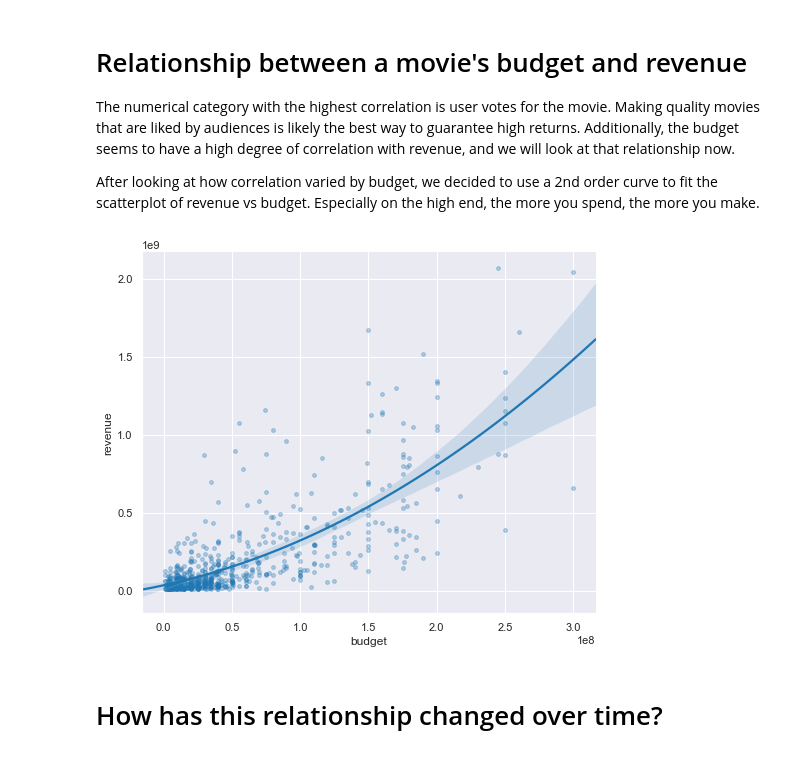
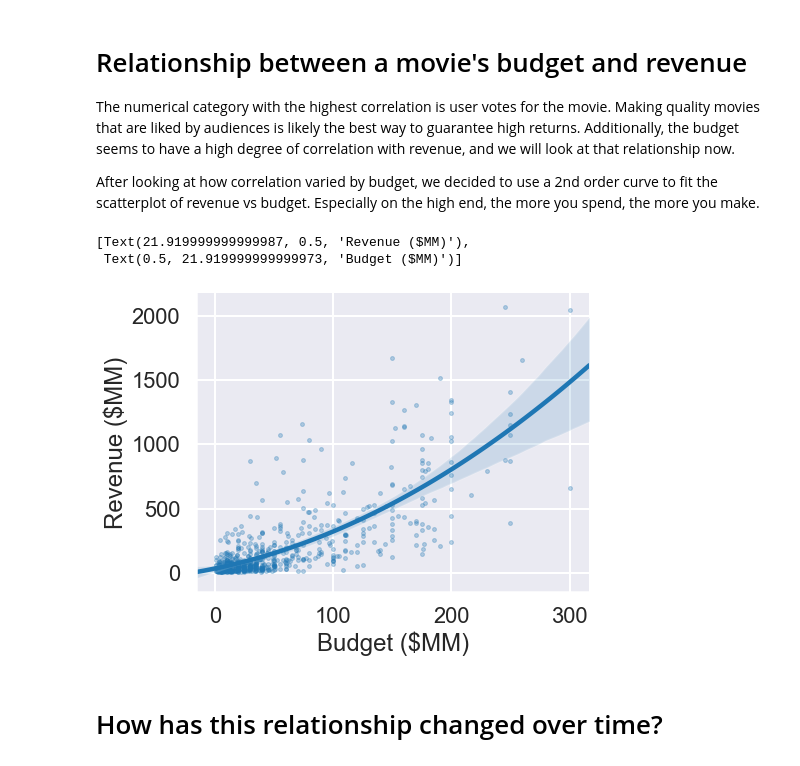
Before and after one commit to sciencelee/dsc-mod-1-project-v2-1-online-ds-sp-000, a Jupyter notebook: student.ipynb, the cells around one changed output. Saved outputs shown, nothing was run; the diff lists cells and outputs as text; code cells hidden in the pictures.

Commit message:
horror graphs

```diff
--- a/student.ipynb
+++ b/student.ipynb
@@ -471,19 +472,28 @@ After looking at how correlation varied by budget, we decided to use a 2nd order
 # %%
 # calculate pearson corr for budget revenue
 pval = df5[['budget', 'revenue']].corr(method ='pearson').iloc[0,1]
 
 # make regression plot
 fgrid = sns.lmplot(data=df5, x='budget', y='revenue', height=6, aspect=1.2,
                    scatter_kws={"s":15,'alpha':0.3},
                    order=2
                   )
 
 # annotate with pval
 ax = fgrid.axes[0,0]
 #ax.set_title('Pearson Corr: {:.2f}'.format(pval))
 ax.set_alpha(0.5)
+
+xlabels = ['{:d}'.format(int(x/1000000)) for x in ax.get_xticks()]
+ax.set_xticklabels(xlabels)
+ylabels = ['{:d}'.format(int(y/1000000)) for y in ax.get_yticks()]
+ax.set_yticklabels(ylabels)
+
+ax.set(xlabel='Budget ($MM)', ylabel='Revenue ($MM)')
 # %% [output]
+[Text(21.919999999999987, 0.5, 'Revenue ($MM)'),
+ Text(0.5, 21.919999999999973, 'Budget ($MM)')]
-[figure, old version]
+[figure, new version]
 # %% [markdown]
 # How has this relationship changed over time?
 # %%
```
Also changed, not shown: parts of 17 cells of this notebook.
